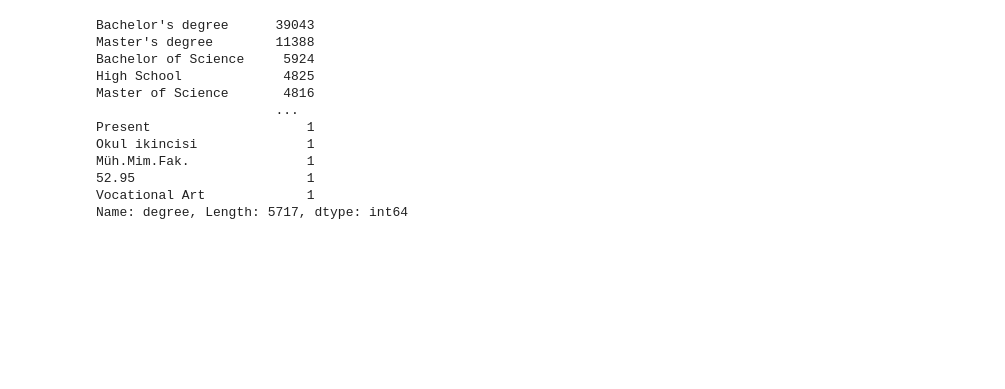
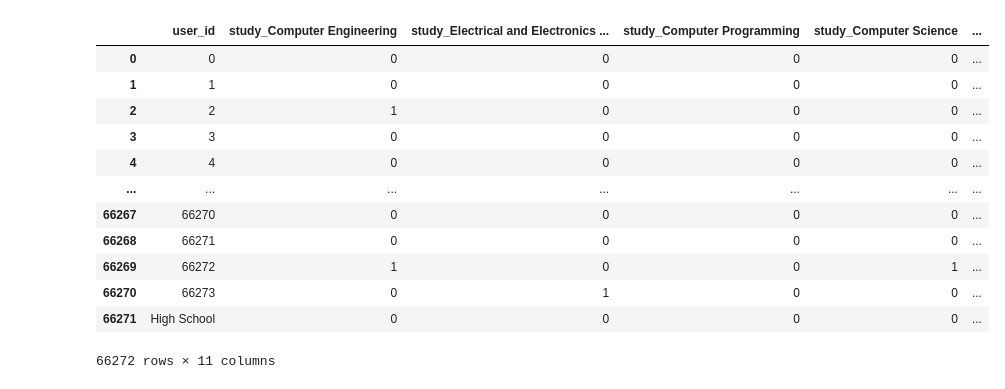
Before and after one commit to sercanyesiloz/Garanti-BBVA-Data-Camp-Coderspace, a Jupyter notebook: education.ipynb, the cells around one changed output. Saved outputs shown, nothing was run; the diff lists cells and outputs as text; code cells hidden in the pictures; blank space fills up the shorter version.

Commit message:
study added

```diff
--- a/education.ipynb
+++ b/education.ipynb
@@ -248,17 +811,18 @@ def load_education(path: str) -> pd.DataFrame:
 # %%
-df = load_education(path)
+#df = load_education(path)
 
-df['degree'].value_counts()
+#df
 # %% [output]
+|  | user_id | study_Computer Engineering | study_Electrical and Electronics ... | study_Computer Programming | study_Computer Science | ... |
+| 0 | 0 | 0 | 0 | 0 | 0 | ... |
+| 1 | 1 | 0 | 0 | 0 | 0 | ... |
+| 2 | 2 | 1 | 0 | 0 | 0 | ... |
+| 3 | 3 | 0 | 0 | 0 | 0 | ... |
+| 4 | 4 | 0 | 0 | 0 | 0 | ... |
+| ... | ... | ... | ... | ... | ... | ... |
+| 66267 | 66270 | 0 | 0 | 0 | 0 | ... |
+| 66268 | 66271 | 0 | 0 | 0 | 0 | ... |
+| 66269 | 66272 | 1 | 0 | 0 | 1 | ... |
+| 66270 | 66273 | 0 | 1 | 0 | 0 | ... |
+| 66271 | High School | 0 | 0 | 0 | 0 | ... |
-Bachelor's degree      39043
-Master's degree        11388
-Bachelor of Science     5924
-High School             4825
-Master of Science       4816
-                       ...
-Present                    1
-Okul ikincisi              1
-Müh.Mim.Fak.               1
-52.95                      1
-Vocational Art             1
-Name: degree, Length: 5717, dtype: int64
+66272 rows × 11 columns
```
Also changed, not shown: parts of 1 cell of this notebook, 1 other file.
